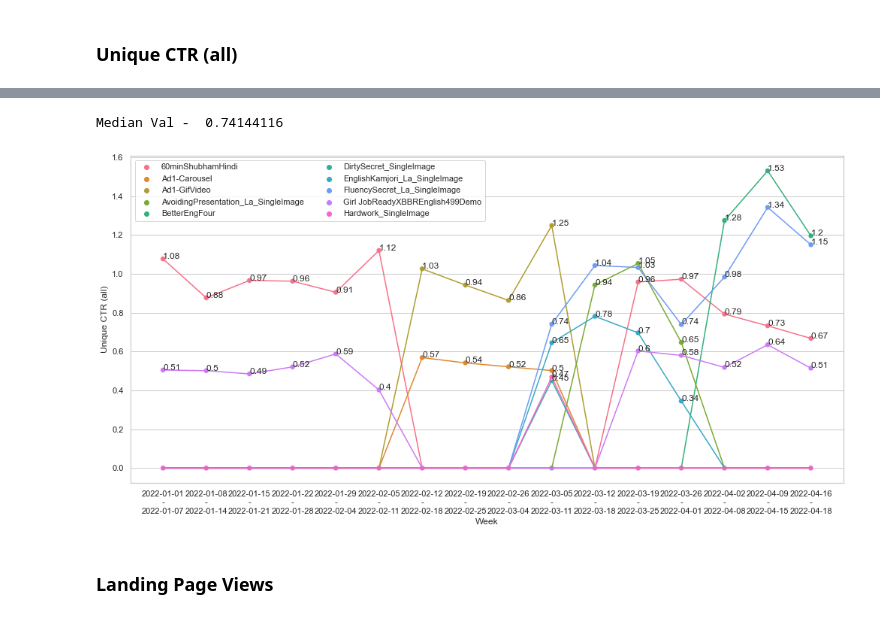
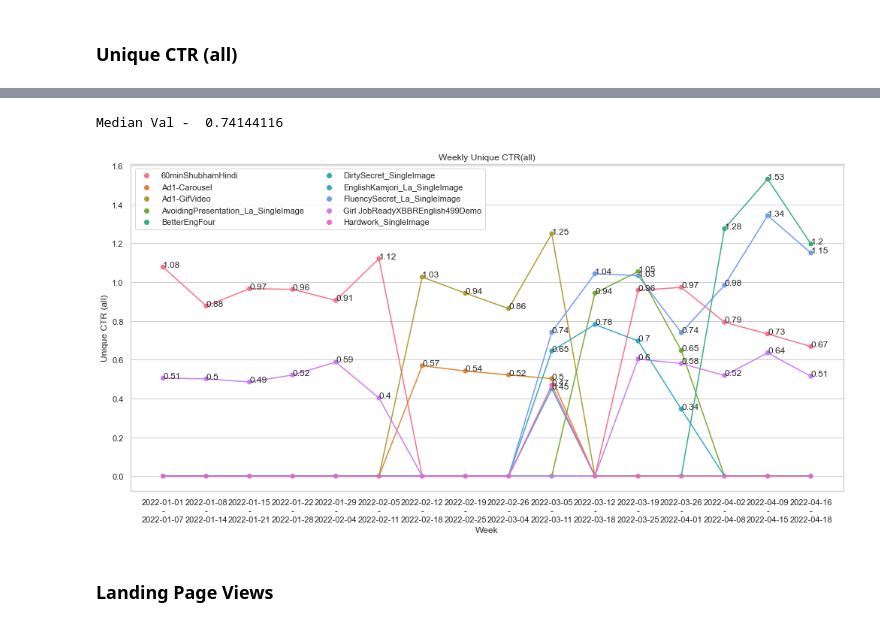
Before and after one commit to d-s-dc/Ad-advisor, a Jupyter notebook: Project.ipynb, the cells around one changed output, grey strips where cells are left out. Saved outputs shown, nothing was run; the diff lists cells and outputs as text; code cells hidden in the pictures.

Commit message:
Update Graph titles

```diff
--- a/Project.ipynb
+++ b/Project.ipynb
@@ -298,22 +300,23 @@ uctr.assign(Median = lambda x : x.median(axis = 1) ,Average = lambda x : x.mean(
 # %%
 print("Median Val - ", uctr.stack().median())
 uctrp = uctr.fillna(0).reset_index().melt('Ad name', var_name = 'Week', value_name = 'Value')
 uctrp['Week'] = uctrp['Week'].apply(lambda x : x.replace(" ", "\n"))
 _=uctrp[uctrp['Ad name'].isin([ad_index[i] for i in req_col])]
 plt.grid(visible=None, axis = 'x')
 sns.lineplot(data = _, x = 'Week', y = 'Value', hue = 'Ad name', legend = False)
 sns.scatterplot(data = _, x = 'Week', y = 'Value', hue = 'Ad name', s = 50)
 for name, week, value in zip(_['Ad name'], _['Week'], _['Value']):
     if value > 0:
         plt.text(week, value, round(value,2))
 sns.set(rc = {'figure.figsize':(17,8)}, palette = "hls")
 sns.set_style("whitegrid")
 plt.ylabel('Unique CTR (all)')
+plt.title('Weekly Unique CTR(all)')
 plt.legend(ncol = 2)
 plt.show()
 # %% [output]
 Median Val -  0.74144116
-[figure, old version]
+[figure, new version]
 # %% [markdown]
 ### Landing Page Views
 # %%
```
Also changed, not shown: parts of 8 cells of this notebook.
